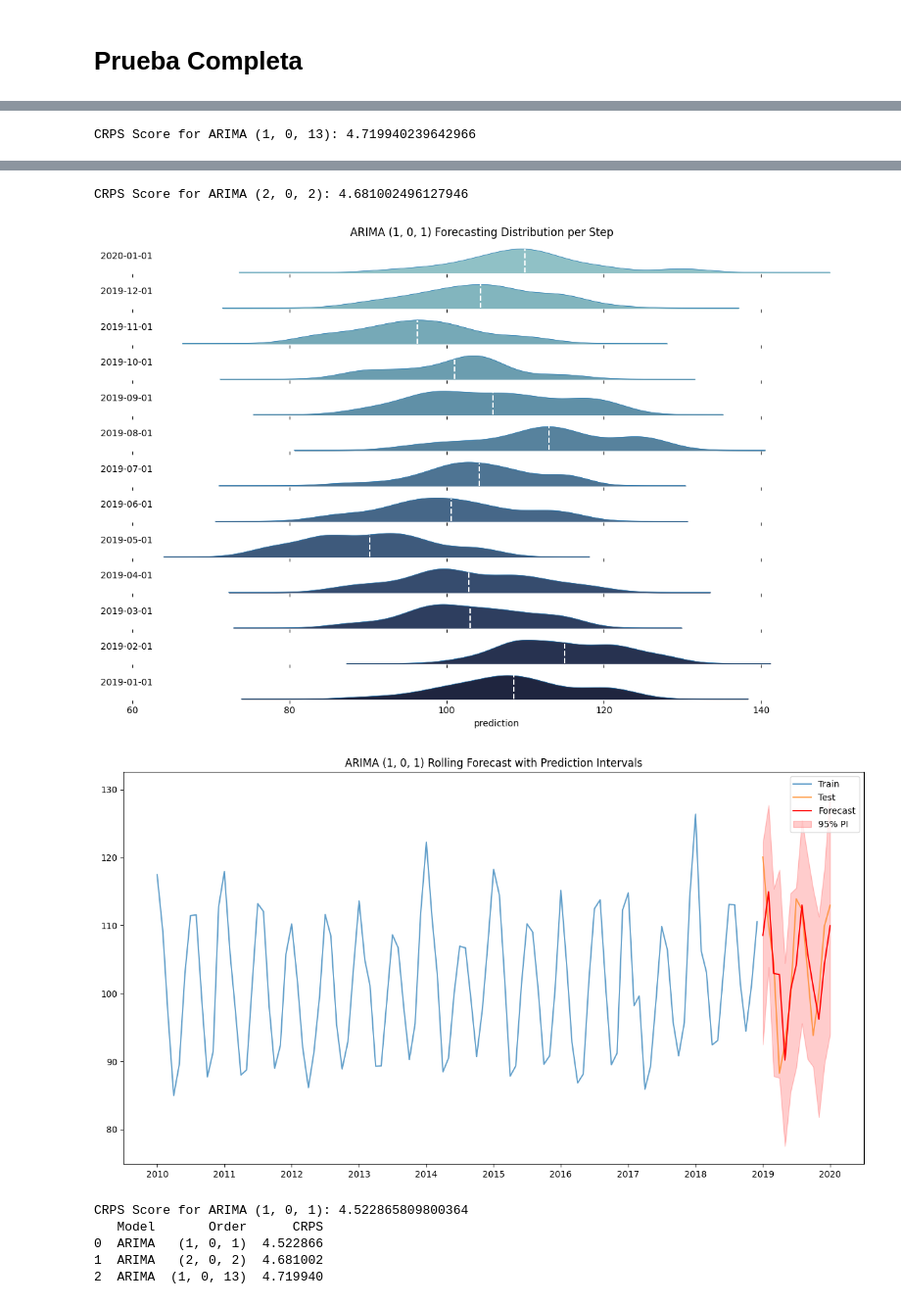
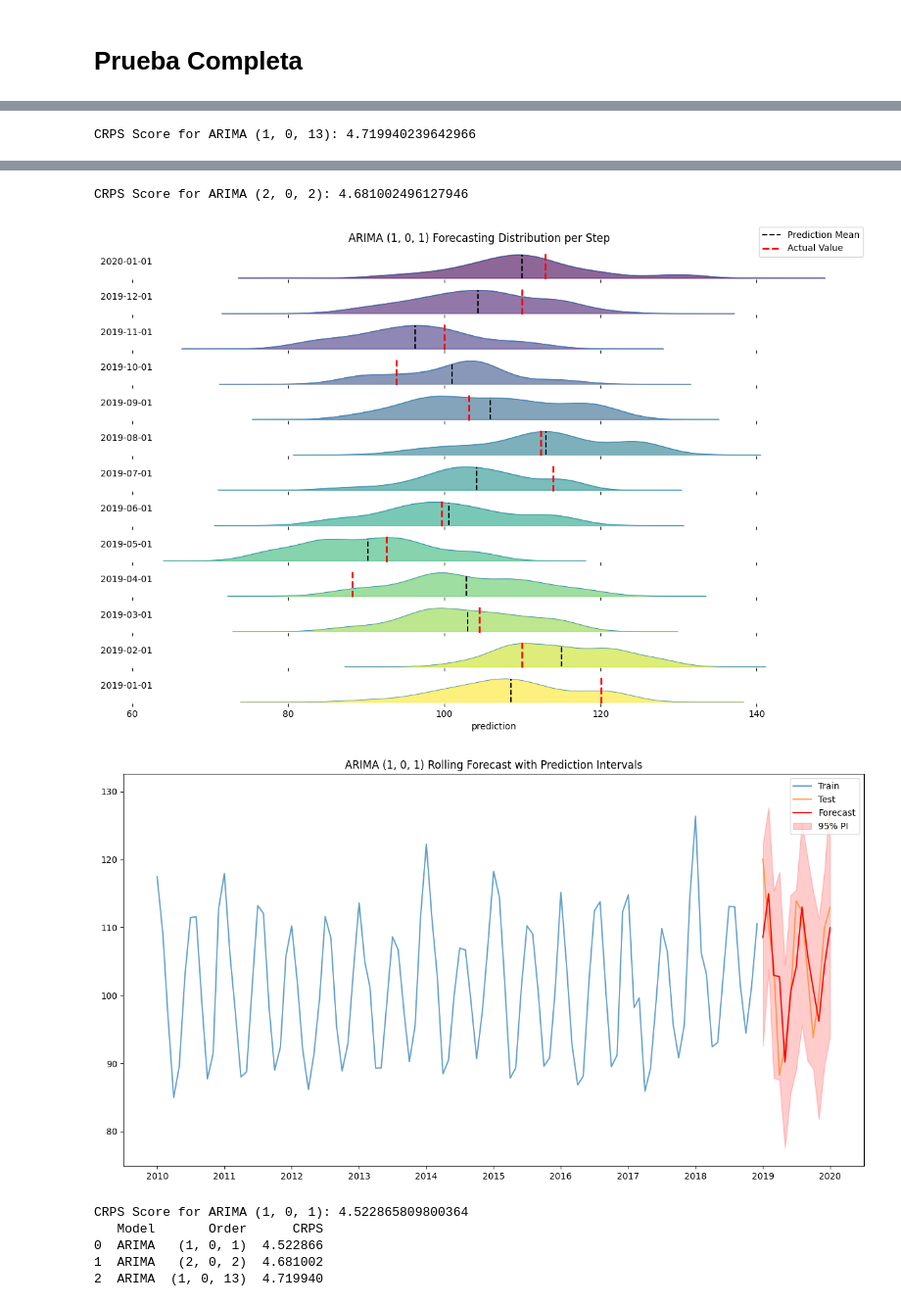
Before and after one commit to Plealm/Prediccion_Probabilistica, a Jupyter notebook: src/Densidades/ARIMA/ARIMA_1.ipynb, the cells around one changed output, grey strips where cells are left out. Shown at 98% size. Drawn from its saved outputs; the diff is of its cells as text; code cells hidden in the pictures.

```diff
--- a/src/Densidades/ARIMA/ARIMA_1.ipynb
+++ b/src/Densidades/ARIMA/ARIMA_1.ipynb
@@ -129,9 +129,12 @@ import numpy as np
 from statsmodels.tsa.arima.model import ARIMA
 import matplotlib.pyplot as plt
 import seaborn as sns
+import warnings
 from typing import Optional, Any
 from tqdm import tqdm
 import scoringrules as sr  # Make sure you have this library installed
+
+warnings.filterwarnings('ignore')
 
 def fit_arima_model(train_data, order):
     model = ARIMA(train_data, order=order, freq='MS')  # Order is now a parameter
@@ -164,13 +167,22 @@ def rolling_forecast_with_bootstrapping(train, test, window_size=24, n_boot=500,
 
 def plot_prediction_distribution(bootstrapping_predictions: pd.DataFrame,
                                  model_order: tuple,
+                                 test_data: pd.Series,
                                  bw_method: Optional[Any] = None,
                                  **fig_kw) -> plt.Figure:
     index = bootstrapping_predictions.index.astype(str).to_list()[::-1]
-    palette = sns.cubehelix_palette(len(index), rot=-.25, light=.7, reverse=False)
+    palette = plt.cm.viridis(np.linspace(0, 1, len(index)))
+
+    # Remove test_data from fig_kw if it's there
+    fig_kw.pop('test_data', None)
+
     fig, axs = plt.subplots(len(index), 1, sharex=True, **fig_kw)
     if not isinstance(axs, np.ndarray):
         axs = np.array([axs])
+
+    # Create empty lists to store legend handles and labels
+    legend_handles = []
+    legend_labels = []
 
     for i, step in enumerate(index):
         plot = (
@@ -179,11 +191,15 @@ def plot_prediction_distribution(bootstrapping_predictions: pd.DataFrame,
         )
         x = plot.get_children()[0]._x
         y = plot.get_children()[0]._y
-        axs[i].fill_between(x, y, color=palette[i])
+        axs[i].fill_between(x, y, color=palette[i], alpha=0.6)
 
         prediction_mean = bootstrapping_predictions.loc[step, :].mean()
         idx = np.abs(x - prediction_mean).argmin()
-        axs[i].vlines(x[idx], ymin=0, ymax=y[idx], linestyle="dashed", color='w')
+        mean_line = axs[i].vlines(x[idx], ymin=0, ymax=y[idx], linestyle="dashed", color='black')
+
+        # Plot the real test value in red
+        real_value = test_data.loc[step]
+        actual_line = axs[i].axvline(x=real_value, color='red', linestyle='--', linewidth=2)
 
         axs[i].spines['top'].set_visible(False)
         axs[i].spines['right'].set_visible(False)
@@ -194,9 +210,18 @@ def plot_prediction_distribution(bootstrapping_predictions: pd.DataFrame,
         axs[i].set_ylabel(step, rotation='horizontal')
         axs[i].set_xlabel('prediction')
 
+        # Add legend handles and labels only once
+        if i == 0:
+            legend_handles.extend([mean_line, actual_line])
+            legend_labels.extend(['Prediction Mean', 'Actual Value'])
+
     fig.subplots_adjust(hspace=-0)
     model_title = f"ARIMA {model_order} Forecasting Distribution per Step"
     fig.suptitle(model_title)
+
+    # Add a single legend for the entire figure
+    fig.legend(legend_handles, legend_labels, loc='upper right', bbox_to_anchor=(1, 1), bbox_transform=fig.transFigure)
+
     return fig
 
 def plot_forecast_with_pi(train, test, forecasts, lower_pi, upper_pi, model_order):
@@ -238,7 +263,7 @@ for order in orders:
     bootstrap_predictions = rolling_forecast_with_bootstrapping(train['IPG2211A2N'], test['IPG2211A2N'], window_size=24, n_boot=100, order=order)
 
     # Plot the prediction distributions
-    fig = plot_prediction_distribution(bootstrap_predictions, model_order=order, figsize=(12, 8))
+    fig = plot_prediction_distribution(bootstrap_predictions, model_order=order, test_data=test['IPG2211A2N'], figsize=(12, 8))
     plt.tight_layout()
     fig.savefig(f"distribution_ARIMA_{order}.png")
     plt.show()
@@ -276,6 +301,6 @@ CRPS Score for ARIMA (1, 0, 13): 4.719940239642966
 [figure]
 CRPS Score for ARIMA (2, 0, 2): 4.681002496127946
-[figure, old version]
+[figure, new version]
 [figure]
 CRPS Score for ARIMA (1, 0, 1): 4.522865809800364
    Model       Order      CRPS
```
Also changed, not shown: parts of 1 cell of this notebook, 15 other files.
